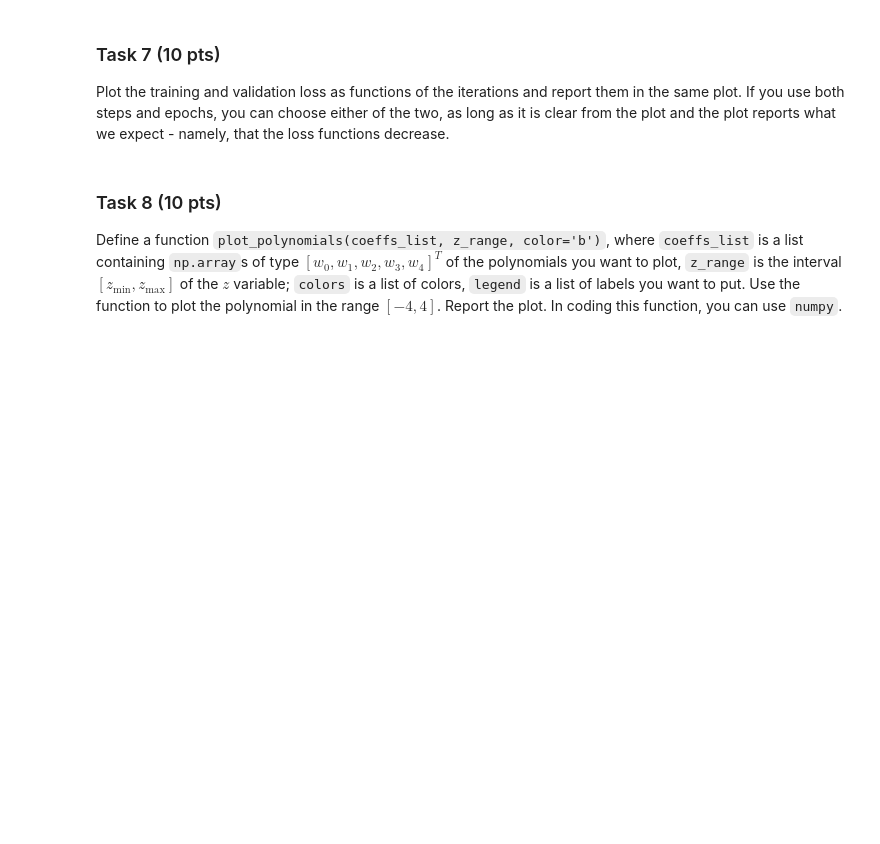
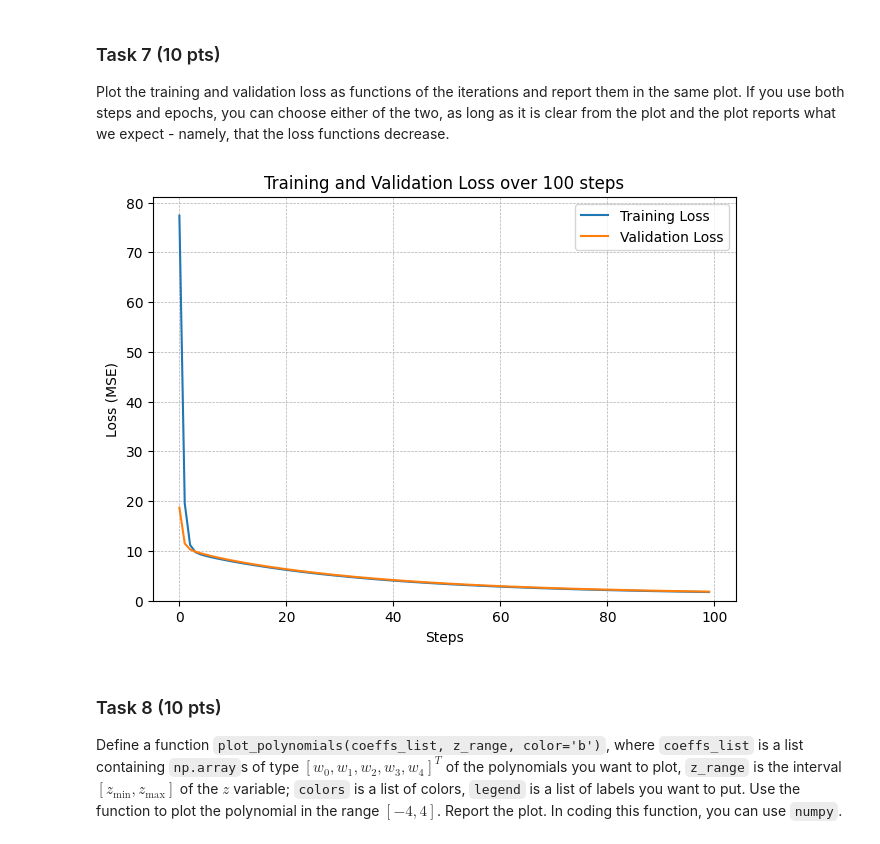
Before and after one commit to PaulSeipl/DLLab, a Jupyter notebook: 01-assignment.ipynb, the cells around one changed output. Drawn from its saved outputs; the diff is of its cells as text; code cells hidden in the pictures; blank space fills up the shorter version.

```diff
--- a/01-assignment.ipynb
+++ b/01-assignment.ipynb
@@ -67,13 +65,15 @@ plot_polynomial(coeffs, z_range, color="green")
 Write a function `create_dataset(coeffs, z_range, sample_size, sigma, seed=42)` that generates the dataset $\mathcal{D'}$.  where `coeffs` is a `np.array` containing $[w_0, w_1, w_2, w_3, w_4]^T$,  `z_range` is the interval $[z_{\text{min}}, z_{\text{max}}]$ of the $z$ variable; `sample_size` is the dimension of the sample; `sigma` is the standard deviation of the normal distrbution from which $\varepsilon_i$ are sampled; `seed` is the seed for the random procedure. Your function must return two `torch.tensor` with the noisy dataset.
 # %%
 # understand parameter TODO
+# Type for train and validation data
+type Data = tuple[torch.Tensor, torch.Tensor]
 def create_dataset(
     coeffs: NDArray[np.float64],
-    z_range: Tuple[int, int],
+    z_range: tuple[int, int],
     sample_size=10,
     sigma=0.1,
     seed=42,
-) -> Tuple[torch.tensor, torch.tensor]:
+) -> Data:
     # Set random state
     torch.manual_seed(seed)
     # Convert coeffs to tensor
@@ -85,7 +85,7 @@ def create_dataset(
     # Compute vectors x^i
     X = X.unsqueeze(1) ** torch.arange(w.size(0))
     # Compute p(z)
-    p_z = torch.sum(X * w.T, dim=1)
+    p_z = torch.sum(X * w.T, dim=1) # TODO matrix mult
     # Compute y (Add Gaussian noise)
     y = p_z + torch.normal(mean=0.0, std=sigma, size=(sample_size,))
     return X, y
@@ -98,7 +98,7 @@ Use the code of the previous point to generate data with the following parameter
 - Use a sample size of 500 for training data and a seed of 0
 - Use a sample size of 500 for evaluation data and a seed of 1
 # %%
-coeffs = np.array([[1, -1, 5, -0.1, 0.01]]).T
+coeffs = np.array([[1, -1, 5, -0.1, 0.01]], dtype=np.float32).T
 X_train, y_train = create_dataset(coeffs, (-2,2), sample_size=500, sigma=0.5, seed=0)
 X_val, y_val = create_dataset(coeffs, (-2,2), sample_size=500, sigma=0.5, seed=1)
 # %% [markdown]
@@ -139,0 +164,12 @@ You should use the data you generated at Task 4.
+# %%
+# set device
+DEVICE = torch.device('cuda' if torch.cuda.is_available() else 'mps' if torch.backends.mps.is_available() else 'cpu')
+print(DEVICE)
+
+# reshape data and send to device
+X_train = X_train.to(DEVICE)
+y_train = y_train.view(-1,1).to(DEVICE)
+X_val = X_val.to(DEVICE)
+y_val = y_val.view(-1,1).to(DEVICE)
+print("X_train shape:", X_train.shape)
+print("X_val shape:", X_val.shape)
@@ -139,0 +180,8 @@ You should use the data you generated at Task 4.
+# %%
+def init_model(learning_rate: float) -> tuple[nn.Linear, nn.MSELoss, optim.SGD]:
+    # Initialize model, loss function and optimizer
+    model = nn.Linear(5, 1, bias=False, device=DEVICE) # Dimension of input: 5, dimension of output: 1
+    loss_fn = nn.MSELoss()
+    optimizer = optim.SGD(model.parameters(), lr=learning_rate)
+
+    return model, loss_fn, optimizer
@@ -145,3 +248,16 @@ Plot the training and validation loss as functions of the iterations and report
+# %%
+plt.plot(range(len(train_loss_vals)), train_loss_vals, label='Training Loss')
+plt.plot(range(len(val_loss_vals)), val_loss_vals, label='Validation Loss')
+plt.title(f"Training and Validation Loss over {steps} steps")
+plt.legend(loc="best")
+plt.grid(True, which='both', ls='--', lw=0.5)
+plt.tight_layout()
+plt.ylim(bottom=0)
+plt.xlabel("Steps")
+plt.ylabel("Loss (MSE)")
+plt.show()
+# %% [output]
+[figure, added]
 # %% [markdown]
 ### Task 8 (10 pts)
 Define a function `plot_polynomials(coeffs_list, z_range, color='b')`, where `coeffs_list` is a list containing `np.array`s of type $[w_0, w_1, w_2, w_3, w_4]^T$ of the polynomials you want to plot,  `z_range` is the interval $[z_{\text{min}}, z_{\text{max}}]$ of the $z$ variable; `colors` is a  list of colors, `legend` is a list of labels you want to put. Use the function to plot the polynomial in the range $[-4, 4]$. Report the plot. In coding this function, you can use `numpy`.
```
Also changed, not shown: parts of 15 cells of this notebook.
